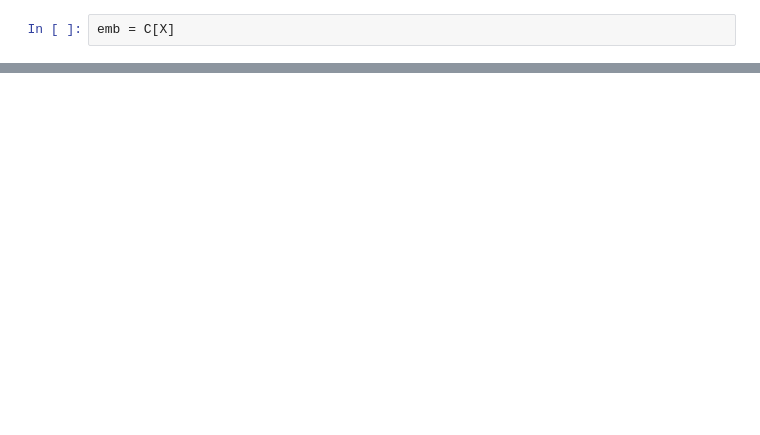
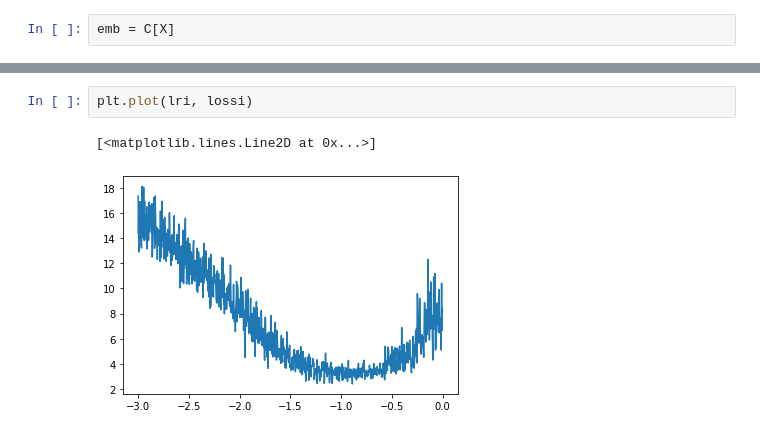
Before and after one commit to vithushanms/makemore-language-model, a Jupyter notebook: [Language_Models]_makemore_MLP.ipynb, the cells around one changed output, grey strips where cells are left out. Drawn from its saved outputs; the diff is of its cells as text; blank space fills up the shorter version.

```diff
--- a/[Language_Models]_makemore_MLP.ipynb
+++ b/[Language_Models]_makemore_MLP.ipynb
@@ -133,0 +392,5 @@ torch.Size([32, 100])
+# %%
+plt.plot(lri, lossi)
+# %% [output]
+[<matplotlib.lines.Line2D at 0x...>]
+[figure, added]
```
Also changed, not shown: parts of 46 cells of this notebook.
